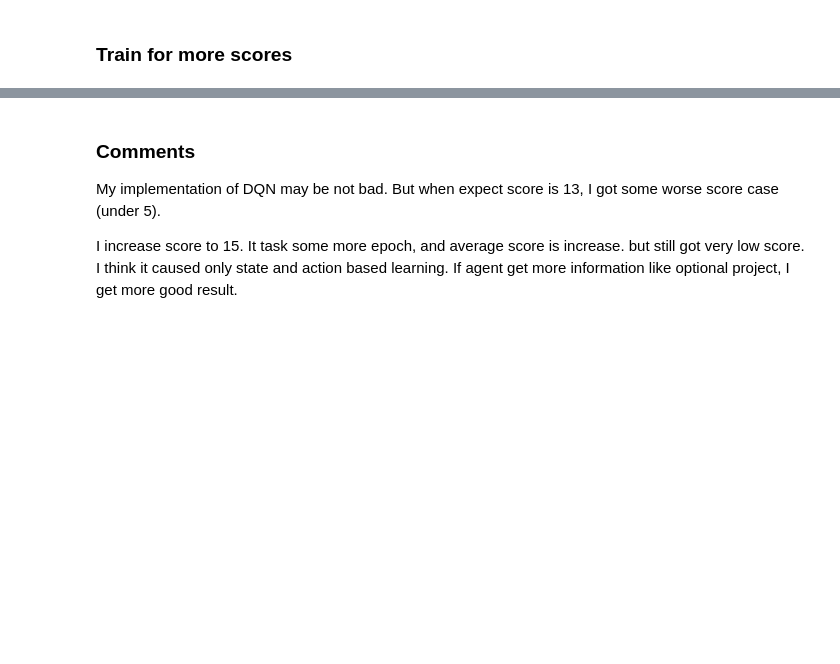
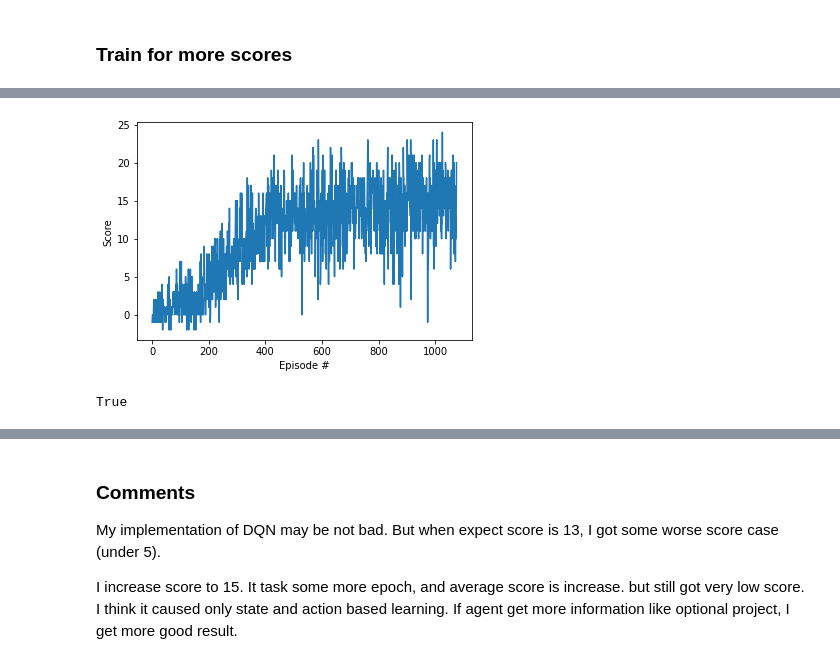
Before and after one commit to lapiz/udacity-drlnd-project-1-Navigation, a Jupyter notebook: Report.ipynb, the cells around one changed output, grey strips where cells are left out. Drawn from its saved outputs; the diff is of its cells as text; code cells hidden in the pictures; blank space fills up the shorter version.

```diff
--- a/Report.ipynb
+++ b/Report.ipynb
@@ -164,4 +192,5 @@ TrainAgent(env, agent, 13, 'banana13')
 
 agent = Agent(state_size=state_size, action_size=action_size, seed=0, params = params )
 
-TrainAgent(env, agent, 15, 'banana_15')
+TrainAgent(env, agent, 15, 'banana_15_report')
+# %% [output]
@@ -167,0 +216,2 @@ TrainAgent(env, agent, 15, 'banana_15')
+[figure, added]
+True
```
Also changed, not shown: parts of 6 cells of this notebook, 5 other files.
